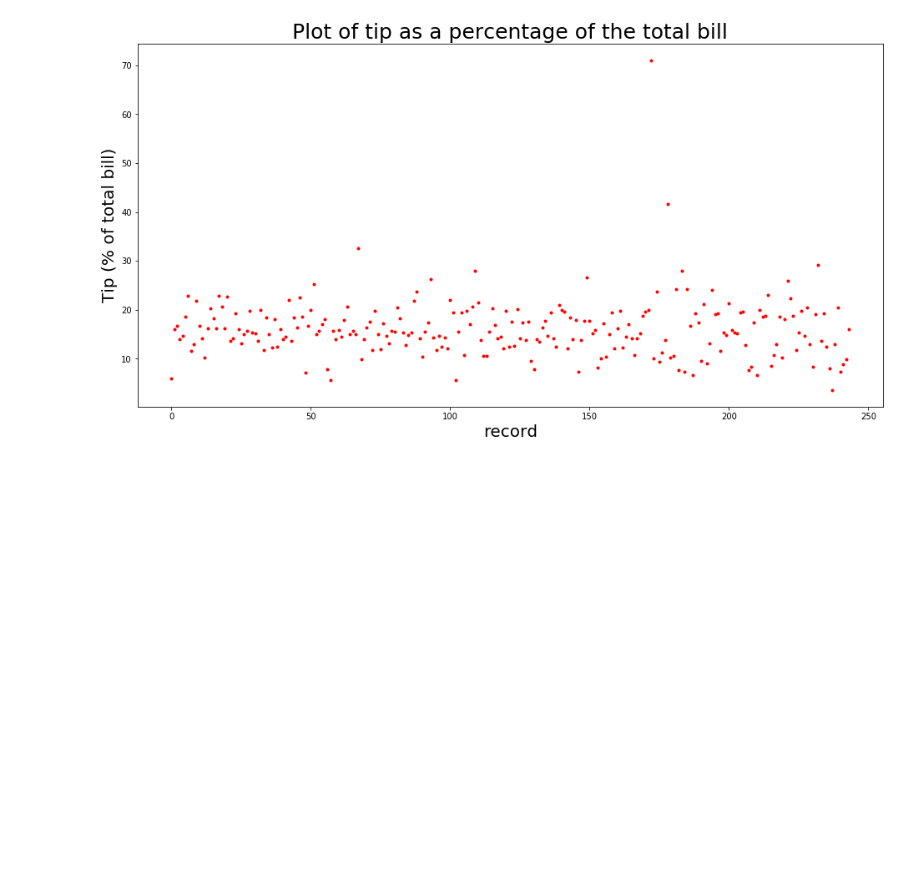
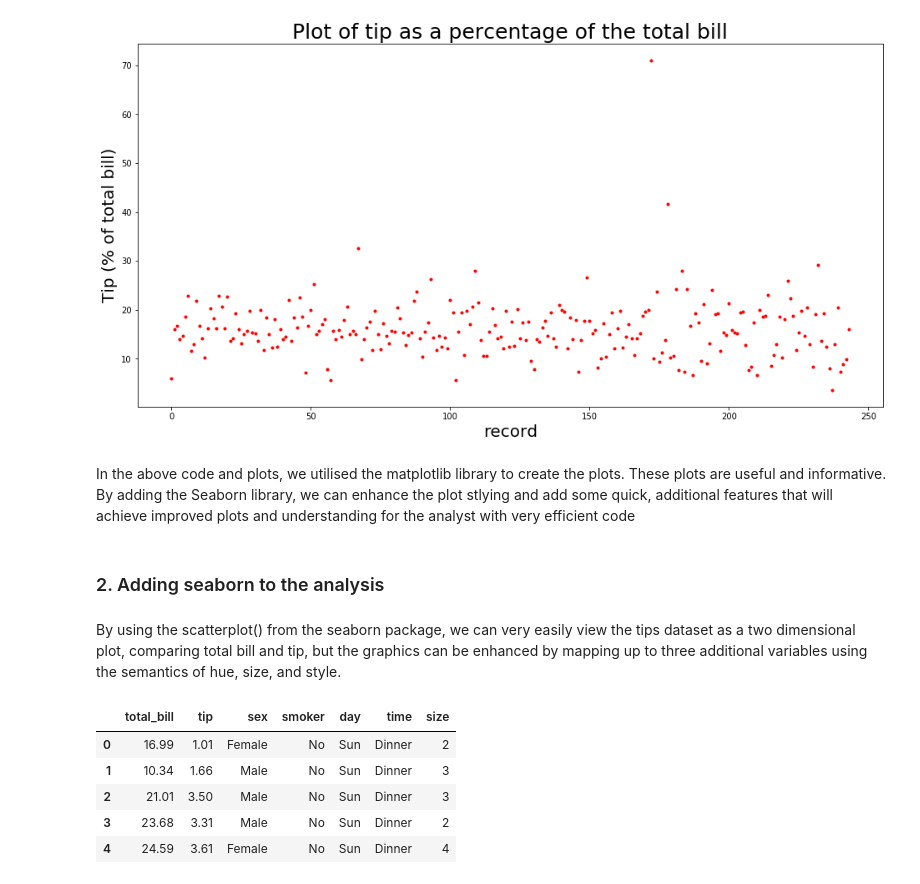
Before and after one commit to BarryClarke/Fundamentals---Assessment-2019, a Jupyter notebook: Tips dataset.ipynb, the cells around one changed output. Cells and saved outputs as stored; diff of their text form; code cells hidden in the pictures; blank space fills up the shorter version.

```diff
--- a/Tips dataset.ipynb
+++ b/Tips dataset.ipynb
@@ -45,3 +45,20 @@ plt.ylabel('Tip (% of total bill)', size=20)
 # %% [output]
 Text(0, 0.5, 'Tip (% of total bill)')
 [figure]
+# %% [markdown]
+In the above code and plots, we utilised the matplotlib library to create the plots. These plots are useful and informative. By adding the Seaborn library, we can enhance the plot stlying and add some quick, additional features that will achieve improved plots and understanding for the analyst with very efficient code
+# %% [markdown]
+### 2. Adding seaborn to the analysis
+# %% [markdown]
+By using the scatterplot() from the seaborn package, we can very easily view the tips dataset as a two dimensional plot, comparing total bill and tip, but the graphics can be enhanced by mapping up to three additional variables using the semantics of hue, size, and style.
+# %%
+# The tips dataset is in-built in the seaborn package, so we can open it using the load_dataset() function
+tips = sns.load_dataset("tips")
+tips.head()
+# %% [output]
+|  | total_bill | tip | sex | smoker | day | time | size |
+| 0 | 16.99 | 1.01 | Female | No | Sun | Dinner | 2 |
+| 1 | 10.34 | 1.66 | Male | No | Sun | Dinner | 3 |
+| 2 | 21.01 | 3.50 | Male | No | Sun | Dinner | 3 |
+| 3 | 23.68 | 3.31 | Male | No | Sun | Dinner | 2 |
+| 4 | 24.59 | 3.61 | Female | No | Sun | Dinner | 4 |
```
Also changed, not shown: parts of 8 cells of this notebook, 1 other file.
